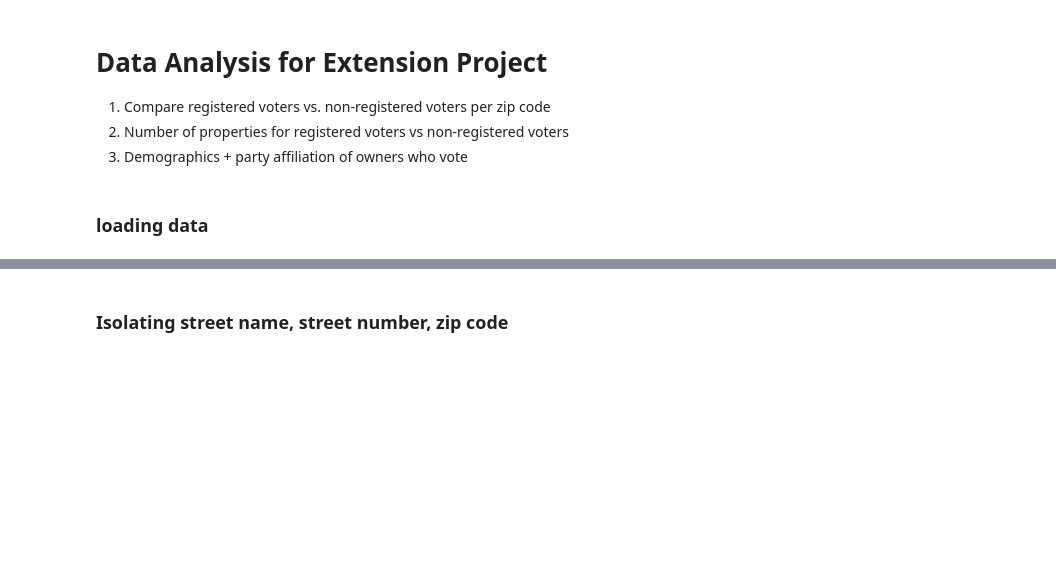
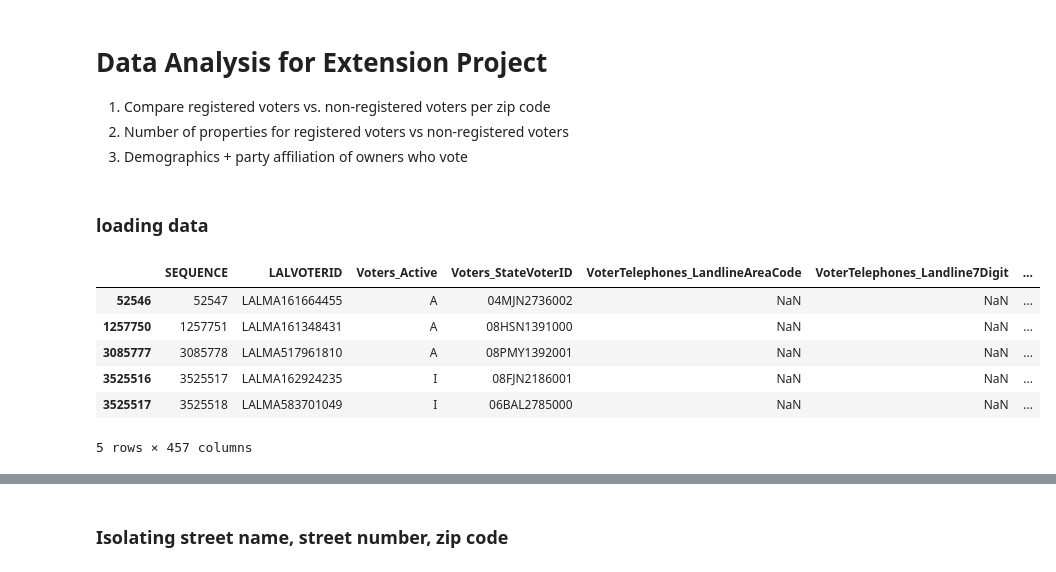
Before and after one commit to BU-Spark/ds-councilor-louijeune-small-landlord, a Jupyter notebook: fall22-team-5/deliverable4/extension_qs.ipynb, the cells around one changed output, grey strips where cells are left out. Saved outputs shown, nothing was run; the diff lists cells and outputs as text; code cells hidden in the pictures; blank space fills up the shorter version.

```diff
--- a/fall22-team-5/deliverable4/extension_qs.ipynb
+++ b/fall22-team-5/deliverable4/extension_qs.ipynb
@@ -15,3 +15,13 @@ import numpy as np
 boston_voters = pd.read_csv("./data/boston_voters.csv", index_col=0, low_memory= False)
 all_housing = pd.read_csv("../deliverable1/data/property-data.csv", low_memory= False)
 income_restricted = pd.read_csv("../deliverable1/data/affordable-housing-addresses.csv", low_memory= False)
+# %%
+boston_voters.head()
+# %% [output]
+|  | SEQUENCE | LALVOTERID | Voters_Active | Voters_StateVoterID | VoterTelephones_LandlineAreaCode | VoterTelephones_Landline7Digit | ... |
+| 52546 | 52547 | LALMA161664455 | A | 04MJN2736002 | NaN | NaN | ... |
+| 1257750 | 1257751 | LALMA161348431 | A | 08HSN1391000 | NaN | NaN | ... |
+| 3085777 | 3085778 | LALMA517961810 | A | 08PMY1392001 | NaN | NaN | ... |
+| 3525516 | 3525517 | LALMA162924235 | I | 08FJN2186001 | NaN | NaN | ... |
+| 3525517 | 3525518 | LALMA583701049 | I | 06BAL2785000 | NaN | NaN | ... |
+5 rows × 457 columns
```
Also changed, not shown: parts of 12 cells of this notebook.
